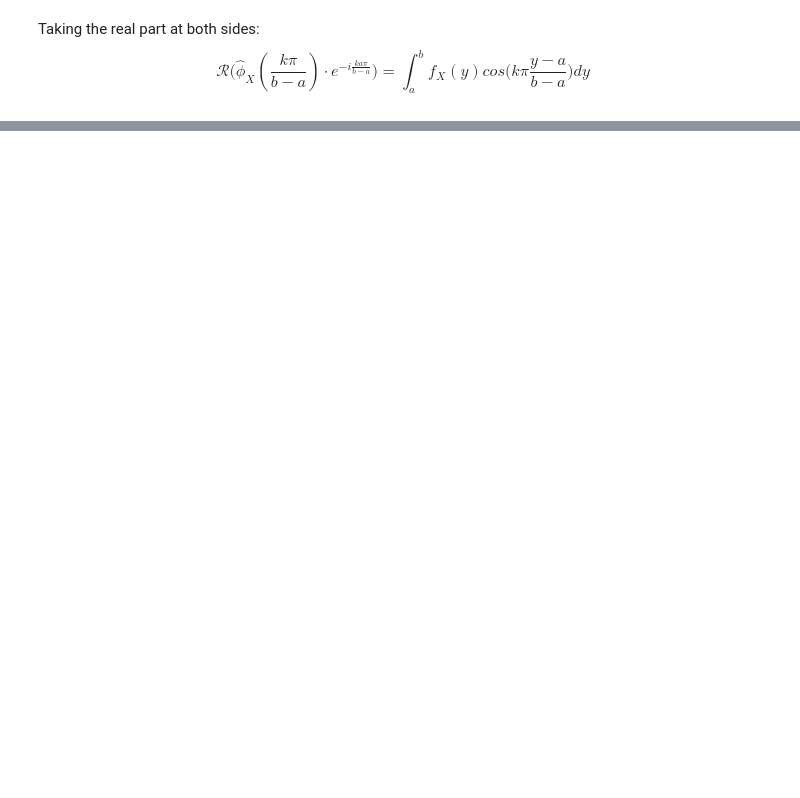
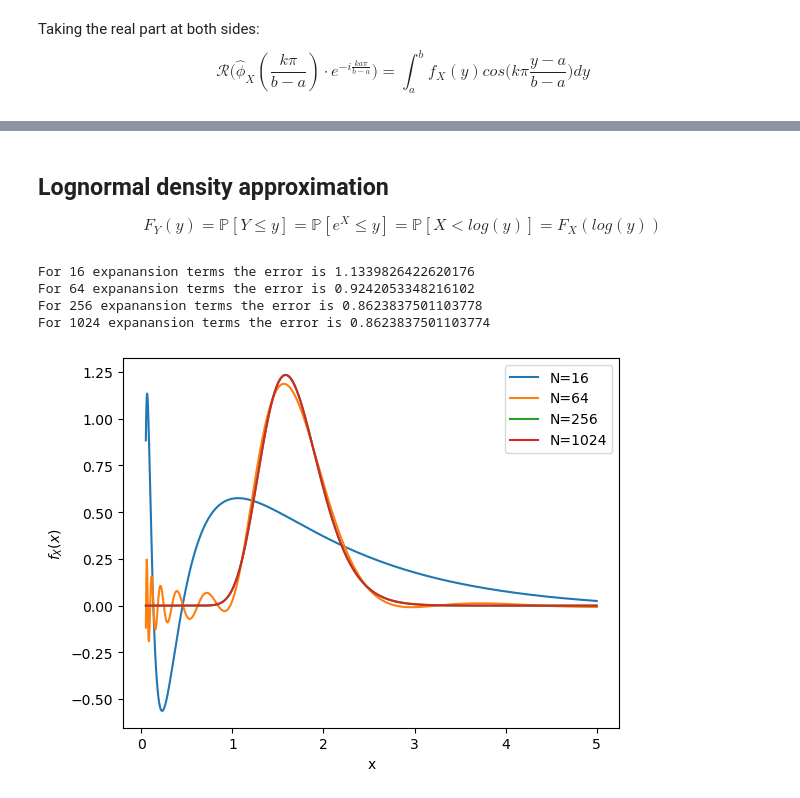
Before and after one commit to LucaDaquanno/Financial-Engineering, a Jupyter notebook: FFT.ipynb, the cells around one changed output, grey strips where cells are left out. Saved outputs shown, nothing was run; the diff lists cells and outputs as text; code cells hidden in the pictures; blank space fills up the shorter version.

```diff
--- a/FFT.ipynb
+++ b/FFT.ipynb
@@ -276,0 +366,63 @@ $$  \mathcal{R}\bigg(\hat{\phi}_X(\frac{k\pi}{b-a}) \cdot e^{-i \frac{ka\pi}{b-a
+# %% [markdown]
+## Lognormal density approximation
+$$F_Y(y) = \mathbb{P}[Y\leq y] = \mathbb{P}[e^X\leq y] =\mathbb{P}[X<log(y)] = F_X(log(y))$$
+# %%
+def COSDensity(cf,x,N,a,b):
+    i = complex(0.0,1.0) #assigning i=sqrt(-1)
+    k = np.linspace(0,N-1,N)
+    z= np.zeros([1,N])
+    z = k * np.pi / (b-a)
+
+    #F_k coefficients
+    F_k    = 2.0 / (b - a) * np.real(cf(z) * np.exp(-i * z * a));
+    F_k[0] = F_k[0] * 0.5; # adjustment for the first term
+
+    #Final calculation
+    f_X = np.matmul(F_k , np.cos(np.outer(z, x - a )))
+
+    # we output only the first row
+    return f_X
+def mainCalculation():
+
+
+    i = complex(0.0, 1.0) #assigning i=sqrt(-1)
+
+    # setting for the COS method
+    a = -10
+    b = 10
+
+    #define the range for the expansion points
+    N = [4**x for x in range(2,6,1)]
+
+    # setting for normal distribution
+    mu = 0.5
+    sigma = 0.2
+
+    # Define characteristic function for the normal distribution
+    cF = lambda z : np.exp(i * mu * z - 0.5 *sigma**2 * z**2);
+    # define domain for density
+    y = np.linspace(0.05,5,1000)
+    f_YExact = st.lognorm.pdf(y,mu,sigma)
+    plt.figure(1)
+    plt.grid()
+    plt.xlabel("y")
+    plt.ylabel("$f_Y(y)$")
+    plt.figure(1)
+    plt.grid()
+    plt.xlabel("x")
+    plt.ylabel("$f_X(x)$")
+    for n in N:
+        f_Y = 1/y * COSDensity(cF,np.log(y),n,a,b)
+        error = np.max(np.abs(f_Y-f_YExact))
+        print("For {0} expanansion terms the error is {1}".format(n,error))
+        plt.plot(y,f_Y)
+    plt.legend(["N=%.0f"%i for i in N])
+
+
+mainCalculation()
+# %% [output]
+For 16 expanansion terms the error is 1.1339826422620176
+For 64 expanansion terms the error is 0.9242053348216102
+For 256 expanansion terms the error is 0.8623837501103778
+For 1024 expanansion terms the error is 0.8623837501103774
+[figure, added]
```
Also changed, not shown: parts of 28 cells of this notebook.
